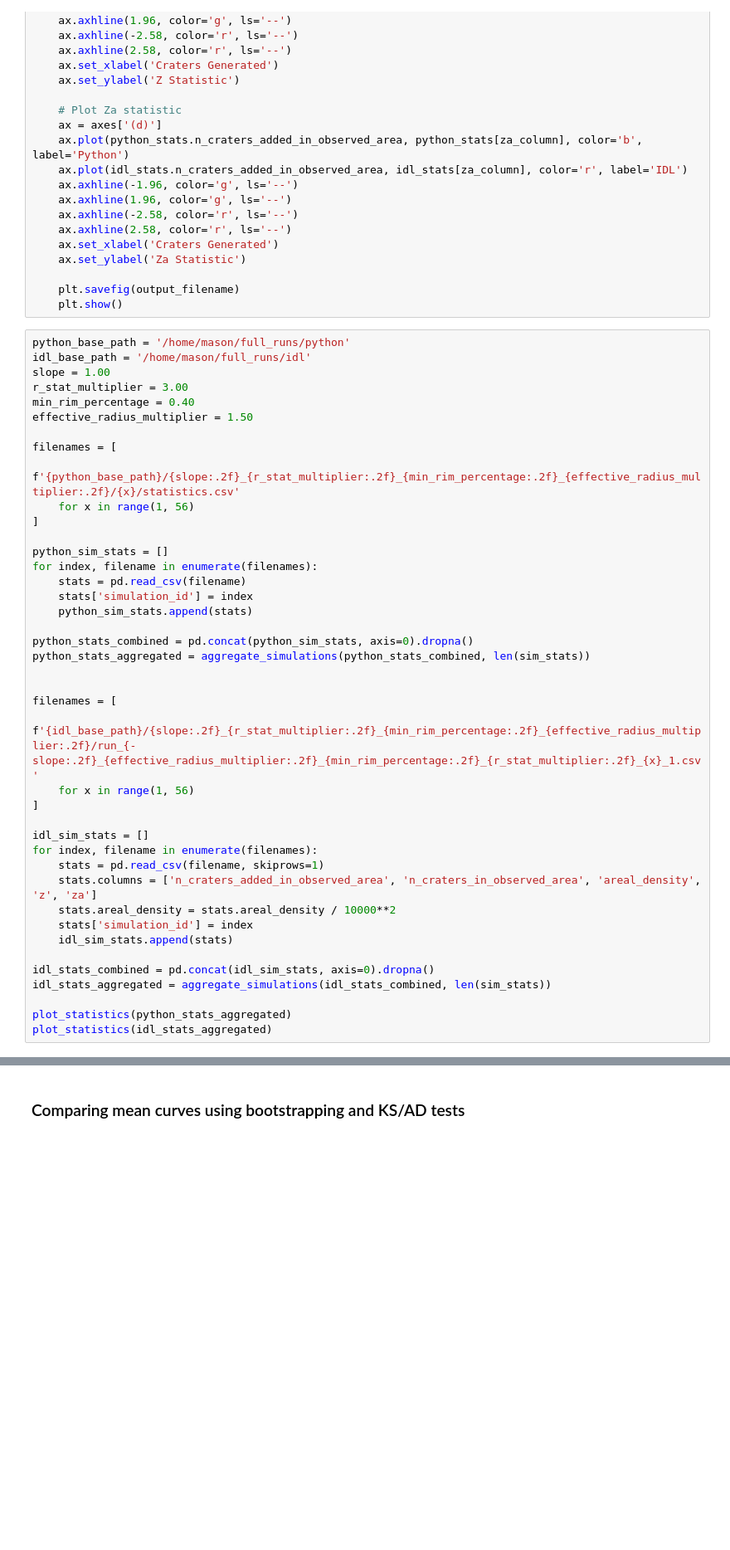
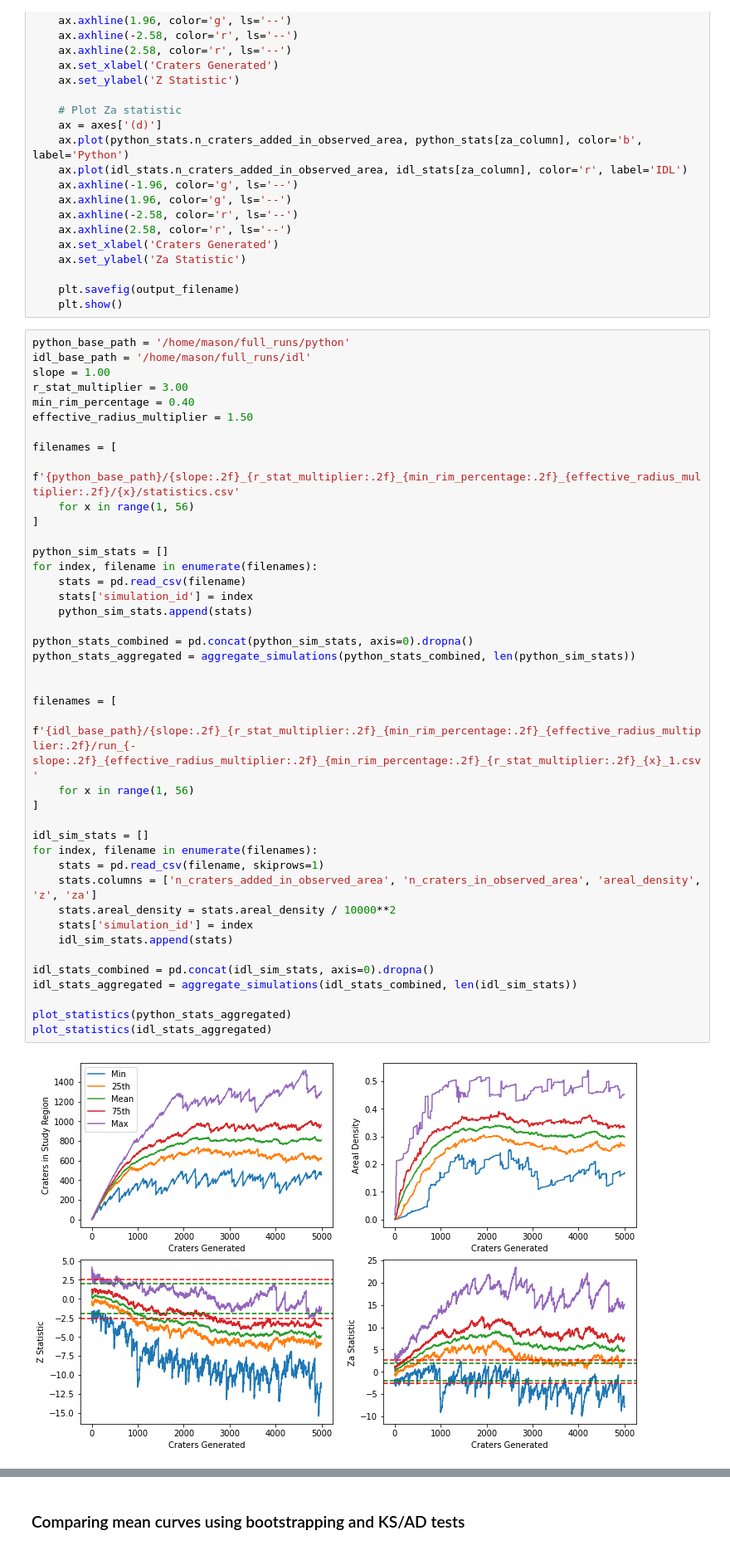
Before and after one commit to seanmason/saturation, a Jupyter notebook: notebooks/CompareIdlAndPython.ipynb, the cells around one changed output, grey strips where cells are left out. Shown at 83% size. Saved outputs shown, nothing was run; the diff lists cells and outputs as text; blank space fills up the shorter version.

```diff
--- a/notebooks/CompareIdlAndPython.ipynb
+++ b/notebooks/CompareIdlAndPython.ipynb
@@ -191,32 +192,34 @@ filenames = [
     f'{python_base_path}/{slope:.2f}_{r_stat_multiplier:.2f}_{min_rim_percentage:.2f}_{effective_radius_multiplier:.2f}/{x}/statistics.csv'
     for x in range(1, 56)
 ]
 
 python_sim_stats = []
 for index, filename in enumerate(filenames):
     stats = pd.read_csv(filename)
     stats['simulation_id'] = index
     python_sim_stats.append(stats)
 
 python_stats_combined = pd.concat(python_sim_stats, axis=0).dropna()
-python_stats_aggregated = aggregate_simulations(python_stats_combined, len(sim_stats))
+python_stats_aggregated = aggregate_simulations(python_stats_combined, len(python_sim_stats))
 
 
 filenames = [
     f'{idl_base_path}/{slope:.2f}_{r_stat_multiplier:.2f}_{min_rim_percentage:.2f}_{effective_radius_multiplier:.2f}/run_{-slope:.2f}_{effective_radius_multiplier:.2f}_{min_rim_percentage:.2f}_{r_stat_multiplier:.2f}_{x}_1.csv'
     for x in range(1, 56)
 ]
 
 idl_sim_stats = []
 for index, filename in enumerate(filenames):
     stats = pd.read_csv(filename, skiprows=1)
     stats.columns = ['n_craters_added_in_observed_area', 'n_craters_in_observed_area', 'areal_density', 'z', 'za']
     stats.areal_density = stats.areal_density / 10000**2
     stats['simulation_id'] = index
     idl_sim_stats.append(stats)
 
 idl_stats_combined = pd.concat(idl_sim_stats, axis=0).dropna()
-idl_stats_aggregated = aggregate_simulations(idl_stats_combined, len(sim_stats))
+idl_stats_aggregated = aggregate_simulations(idl_stats_combined, len(idl_sim_stats))
 
 plot_statistics(python_stats_aggregated)
 plot_statistics(idl_stats_aggregated)
+# %% [output]
+[figure, added]
```
Also changed, not shown: parts of 30 cells of this notebook, 1 other file.
